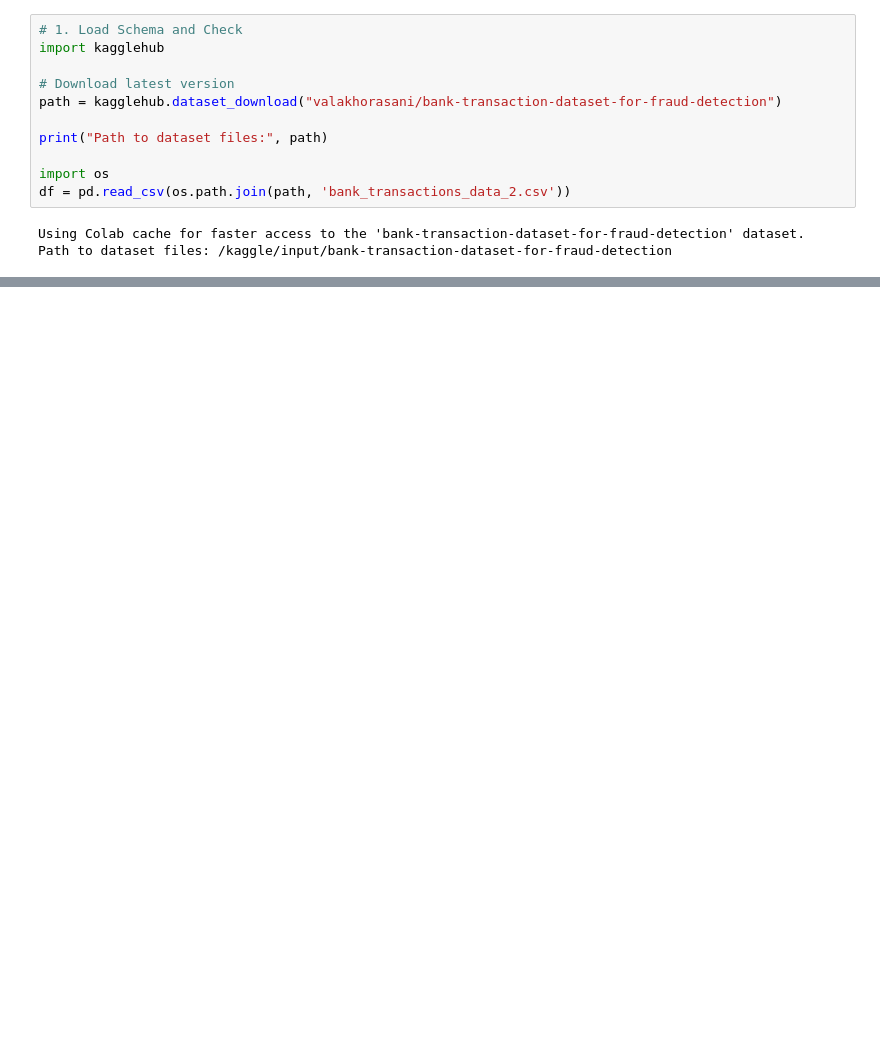
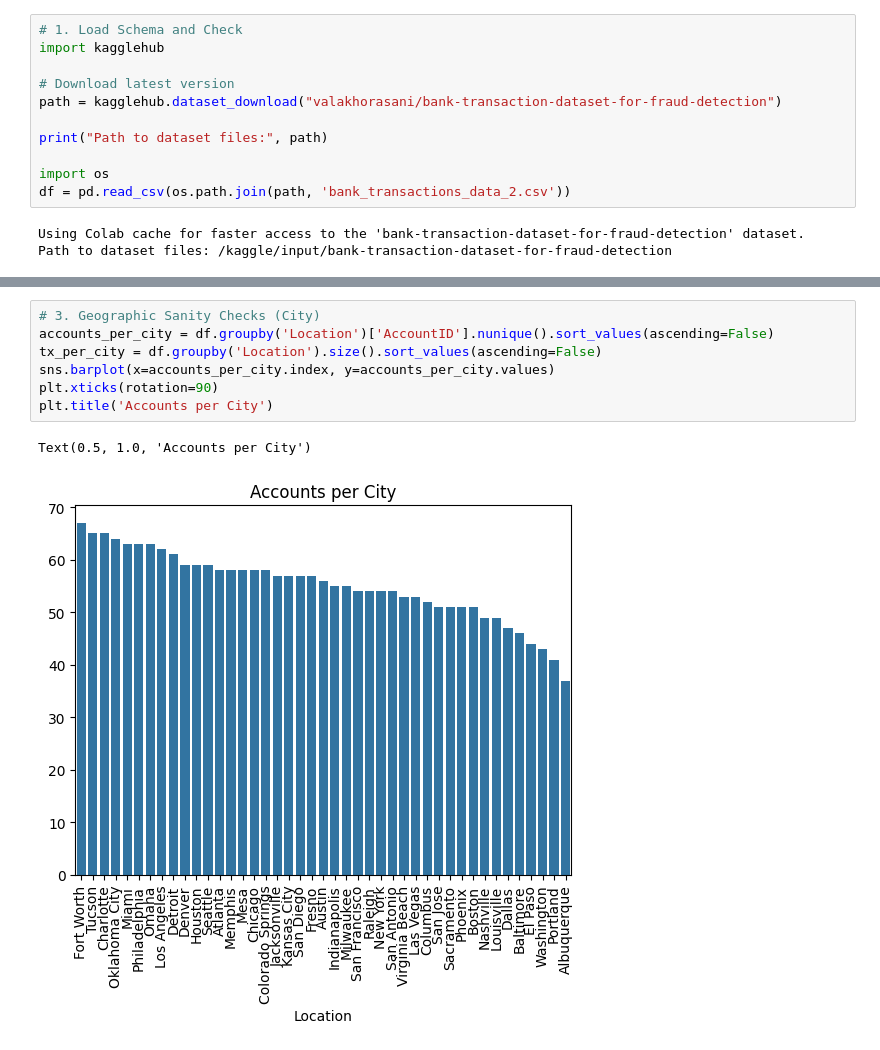
Before and after one commit to owilli38/DSBA-6156, a Jupyter notebook: DSBA6156,_EDA_Assignment_1_.ipynb, the cells around one changed output, grey strips where cells are left out. Cells and saved outputs as stored; diff of their text form; blank space fills up the shorter version.

```diff
--- a/DSBA6156,_EDA_Assignment_1_.ipynb
+++ b/DSBA6156,_EDA_Assignment_1_.ipynb
@@ -34,0 +141,10 @@ Part 2: Business-Oriented EDA
+# %%
+# 3. Geographic Sanity Checks (City)
+accounts_per_city = df.groupby('Location')['AccountID'].nunique().sort_values(ascending=False)
+tx_per_city = df.groupby('Location').size().sort_values(ascending=False)
+sns.barplot(x=accounts_per_city.index, y=accounts_per_city.values)
+plt.xticks(rotation=90)
+plt.title('Accounts per City')
+# %% [output]
+Text(0.5, 1.0, 'Accounts per City')
+[figure, added]
```
Also changed, not shown: parts of 30 cells of this notebook.
